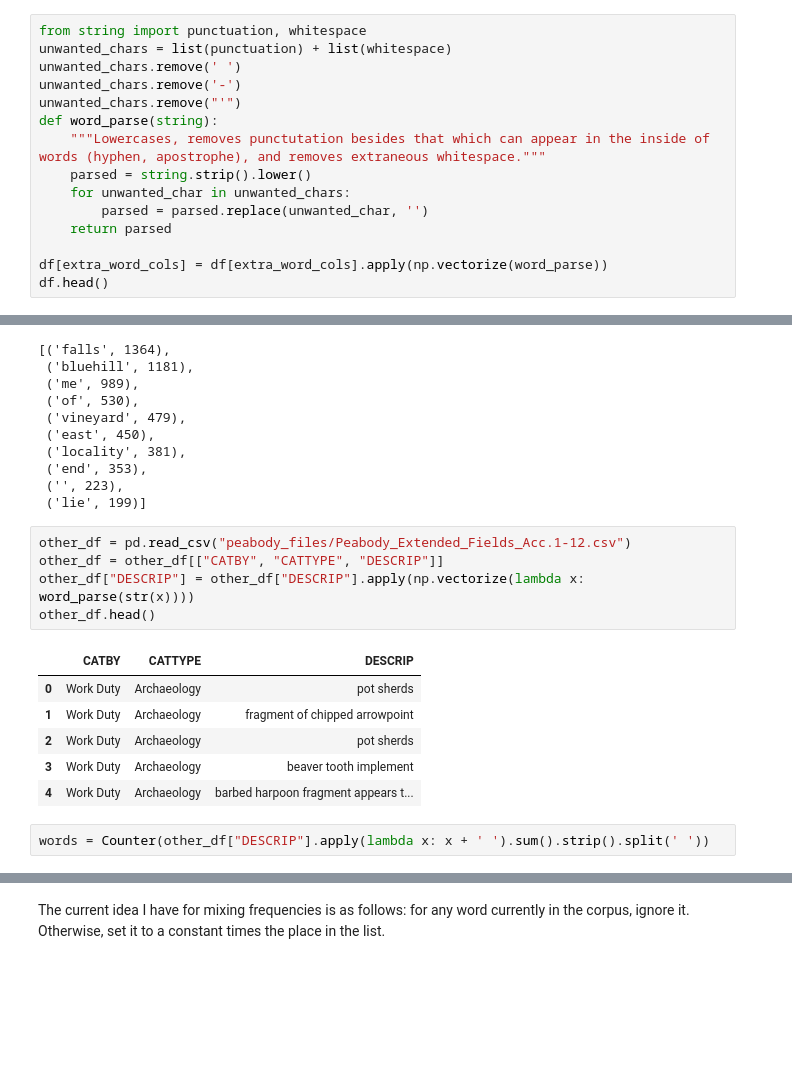
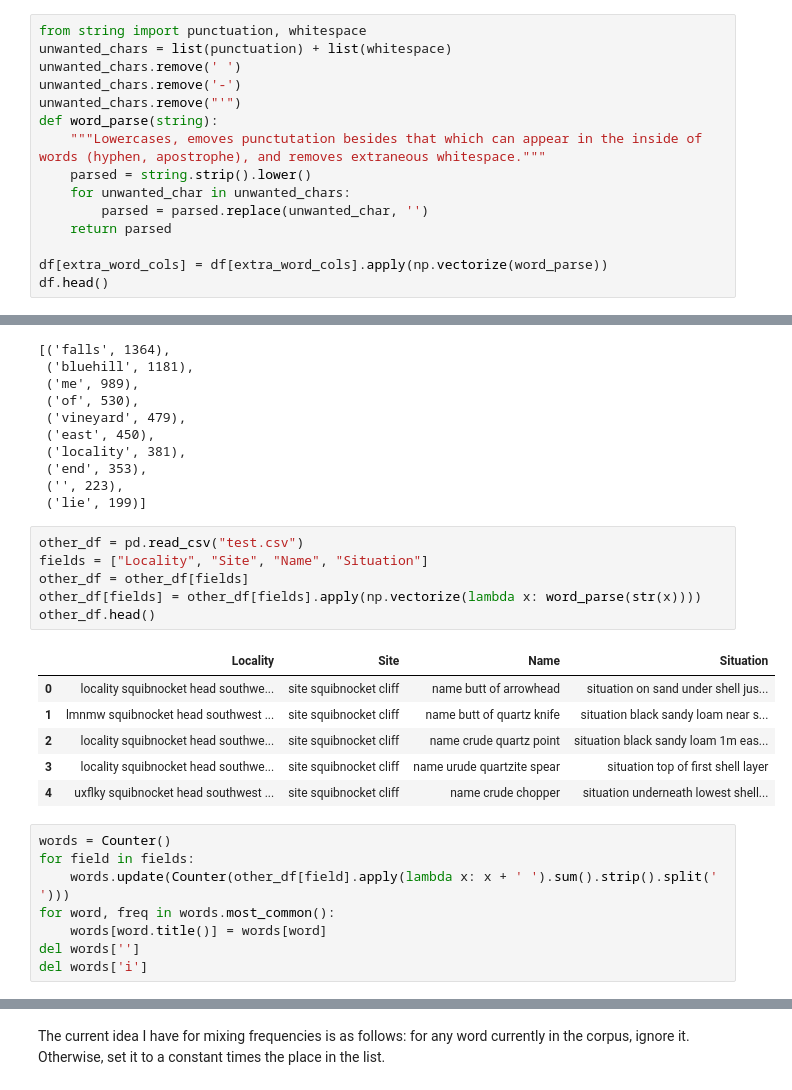
Before and after one commit to Reichenbachian/Peabody-Notecards, a Jupyter notebook: Spellchecking-exploration.ipynb, the cells around one changed output, grey strips where cells are left out. Drawn from its saved outputs; the diff is of its cells as text; blank space fills up the shorter version.

```diff
--- a/Spellchecking-exploration.ipynb
+++ b/Spellchecking-exploration.ipynb
@@ -40,7 +40,7 @@ unwanted_chars.remove(' ')
 unwanted_chars.remove('-')
 unwanted_chars.remove("'")
 def word_parse(string):
-    """Lowercases, removes punctutation besides that which can appear in the inside of words (hyphen, apostrophe), and removes extraneous whitespace."""
+    """Lowercases, emoves punctutation besides that which can appear in the inside of words (hyphen, apostrophe), and removes extraneous whitespace."""
     parsed = string.strip().lower()
     for unwanted_char in unwanted_chars:
         parsed = parsed.replace(unwanted_char, '')
@@ -94,19 +94,26 @@ wordlists[0].most_common(10)
  ('', 223),
  ('lie', 199)]
 # %%
-other_df = pd.read_csv("peabody_files/Peabody_Extended_Fields_Acc.1-12.csv")
-other_df = other_df[["CATBY", "CATTYPE", "DESCRIP"]]
-other_df["DESCRIP"] = other_df["DESCRIP"].apply(np.vectorize(lambda x: word_parse(str(x))))
+other_df = pd.read_csv("test.csv")
+fields = ["Locality", "Site", "Name", "Situation"]
+other_df = other_df[fields]
+other_df[fields] = other_df[fields].apply(np.vectorize(lambda x: word_parse(str(x))))
 other_df.head()
 # %% [output]
-|  | CATBY | CATTYPE | DESCRIP |
-| 0 | Work Duty | Archaeology | pot sherds |
-| 1 | Work Duty | Archaeology | fragment of chipped arrowpoint |
-| 2 | Work Duty | Archaeology | pot sherds |
-| 3 | Work Duty | Archaeology | beaver tooth implement |
-| 4 | Work Duty | Archaeology | barbed harpoon fragment appears t... |
+|  | Locality | Site | Name | Situation |
+| 0 | locality squibnocket head southwe... | site squibnocket cliff | name butt of arrowhead | situation on sand under shell jus... |
+| 1 | lmnmw squibnocket head southwest ... | site squibnocket cliff | name butt of quartz knife | situation black sandy loam near s... |
+| 2 | locality squibnocket head southwe... | site squibnocket cliff | name crude quartz point | situation black sandy loam 1m eas... |
+| 3 | locality squibnocket head southwe... | site squibnocket cliff | name urude quartzite spear | situation top of first shell layer |
+| 4 | uxﬂky squibnocket head southwest ... | site squibnocket cliff | name crude chopper | situation underneath lowest shell... |
-# %%
-words = Counter(other_df["DESCRIP"].apply(lambda x: x + ' ').sum().strip().split(' '))
+# %%
+words = Counter()
+for field in fields:
+    words.update(Counter(other_df[field].apply(lambda x: x + ' ').sum().strip().split(' ')))
+for word, freq in words.most_common():
+    words[word.title()] = words[word]
+del words['']
+del words['i']
 # %%
 words.most_common(10)
 # %% [output]
```
Also changed, not shown: parts of 7 cells of this notebook, 6 other files.
